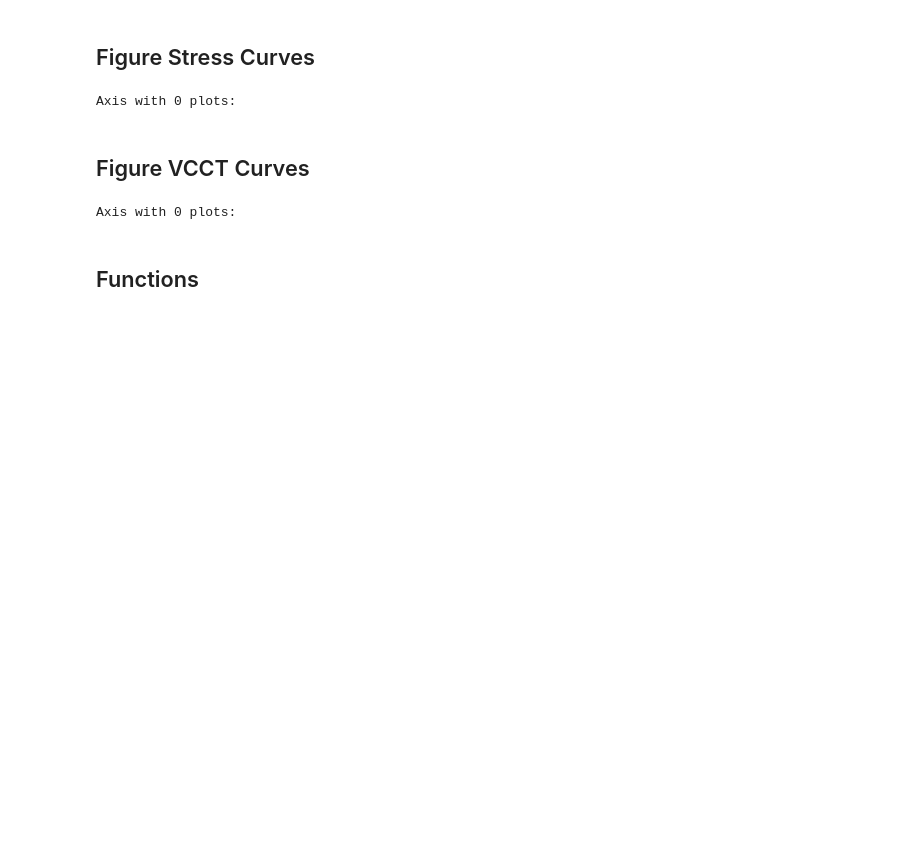
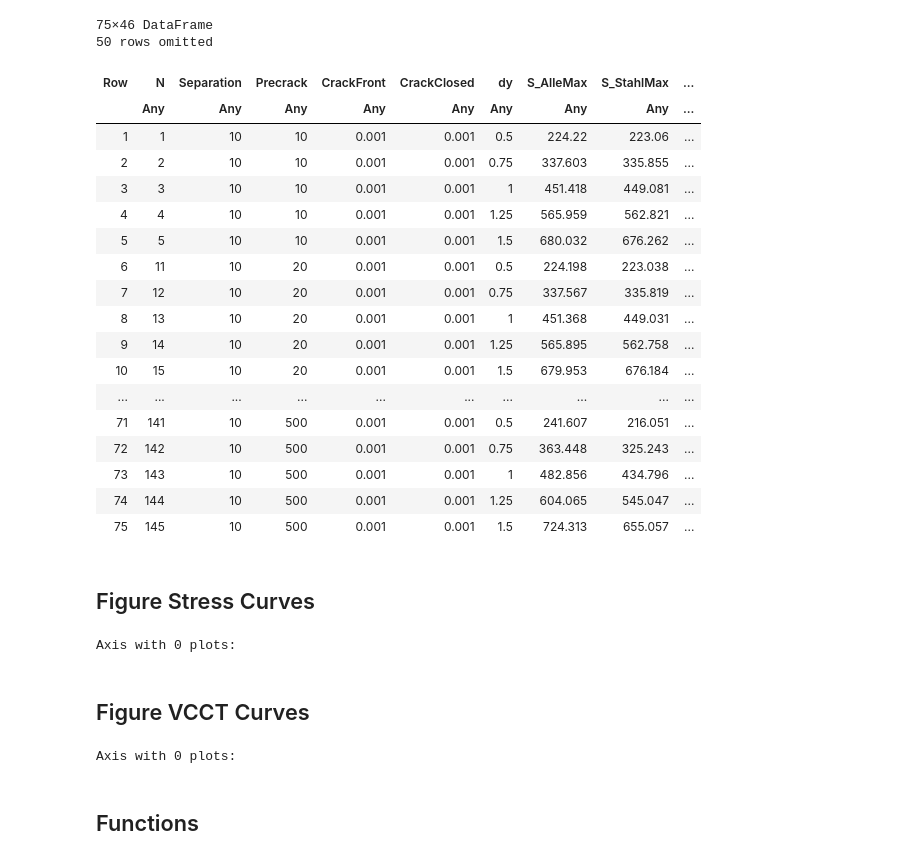
Before and after one commit to pandamec/Rini, a Jupyter notebook: test temp/20250930_3PBModified_Simulation VCCT copy.ipynb, the cells around one changed output. Drawn from its saved outputs; the diff is of its cells as text; code cells hidden in the pictures; blank space fills up the shorter version.

```diff
--- a/test temp/20250930_3PBModified_Simulation VCCT copy.ipynb
+++ b/test temp/20250930_3PBModified_Simulation VCCT copy.ipynb
@@ -27,3 +33,26 @@ df= XLSX.readtable("20251027_3PBMid.xlsx", "Sheet1") |> DataFrame
+# %%
+df=filter_rangex(df, "dy", 0, 1.5)
+# %% [output]
+75×46 DataFrame
+50 rows omitted
+| Row | N | Separation | Precrack | CrackFront | CrackClosed | dy | S_AlleMax | S_StahlMax | ... |
+|  | Any | Any | Any | Any | Any | Any | Any | Any | ... |
+| 1 | 1 | 10 | 10 | 0.001 | 0.001 | 0.5 | 224.22 | 223.06 | ... |
+| 2 | 2 | 10 | 10 | 0.001 | 0.001 | 0.75 | 337.603 | 335.855 | ... |
+| 3 | 3 | 10 | 10 | 0.001 | 0.001 | 1 | 451.418 | 449.081 | ... |
+| 4 | 4 | 10 | 10 | 0.001 | 0.001 | 1.25 | 565.959 | 562.821 | ... |
+| 5 | 5 | 10 | 10 | 0.001 | 0.001 | 1.5 | 680.032 | 676.262 | ... |
+| 6 | 11 | 10 | 20 | 0.001 | 0.001 | 0.5 | 224.198 | 223.038 | ... |
+| 7 | 12 | 10 | 20 | 0.001 | 0.001 | 0.75 | 337.567 | 335.819 | ... |
+| 8 | 13 | 10 | 20 | 0.001 | 0.001 | 1 | 451.368 | 449.031 | ... |
+| 9 | 14 | 10 | 20 | 0.001 | 0.001 | 1.25 | 565.895 | 562.758 | ... |
+| 10 | 15 | 10 | 20 | 0.001 | 0.001 | 1.5 | 679.953 | 676.184 | ... |
+| ... | ... | ... | ... | ... | ... | ... | ... | ... | ... |
+| 71 | 141 | 10 | 500 | 0.001 | 0.001 | 0.5 | 241.607 | 216.051 | ... |
+| 72 | 142 | 10 | 500 | 0.001 | 0.001 | 0.75 | 363.448 | 325.243 | ... |
+| 73 | 143 | 10 | 500 | 0.001 | 0.001 | 1 | 482.856 | 434.796 | ... |
+| 74 | 144 | 10 | 500 | 0.001 | 0.001 | 1.25 | 604.065 | 545.047 | ... |
+| 75 | 145 | 10 | 500 | 0.001 | 0.001 | 1.5 | 724.313 | 655.057 | ... |
 # %% [markdown]
 ## Figure Stress Curves
 # %%
```
Also changed, not shown: parts of 12 cells of this notebook, 12 other files.
